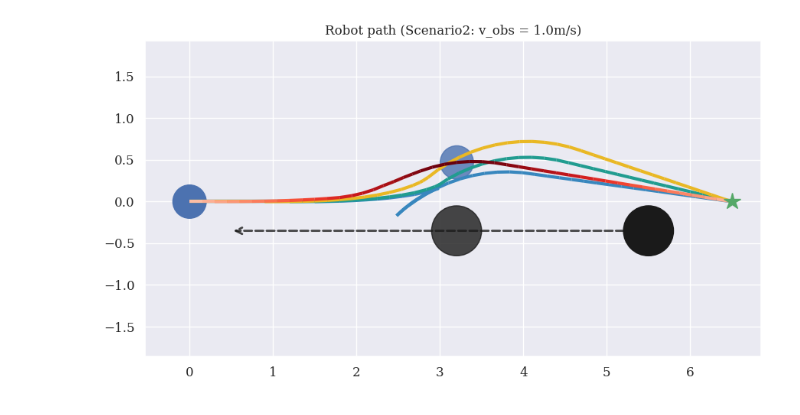
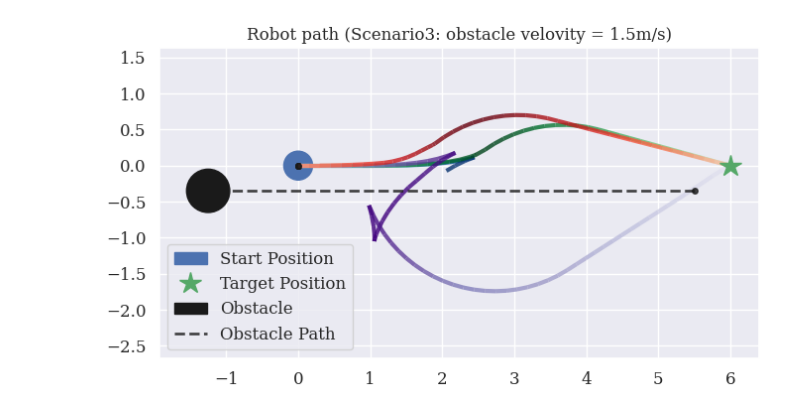
Before and after one commit to janedipan/Demo-Cbf2311, a Jupyter notebook: scripts/plot_for_cbf.ipynb, the cells around one changed output. Saved outputs shown, nothing was run; the diff lists cells and outputs as text; code cells hidden in the pictures.

Commit message:
"chores: 整理results_seaborn文件夹"

```diff
--- a/scripts/plot_for_cbf.ipynb
+++ b/scripts/plot_for_cbf.ipynb
@@ -17,26 +17,29 @@ sys.path.append('/home/pj/jane_ws-github/Demo-Cbf2311/')
 import config
 
 font_properties = FontProperties(family='serif', style='normal', weight='normal', size=12)
+color_list = ['#3887BE','#219C90','#E9B824','#D83F31']
+colors_list = ["Blues_r", "Greens_r", "Purples_r", "Reds_r"]
+controller_list = ["DC", "SCBF", "DCBF", "ACBF"]
+plot_size = (7.0,  4.0)
 
-doc_path = "../results_seaborn/scenario2/"
-outfile_name = "Path_comparisons"
-
-color_list = ['#3887BE','#219C90','#E9B824','#D83F31']
-controller_list = ["DC", "SCBF", "DCBF", "ACBF"]
-plot_size = (9,  5)
-label_sign = False
+# set scenario
+scenario = 3
+doc_path = "../results_seaborn/24-01-22/scenario{}/".format(scenario)
+label_sign = True
+sample_time = 0
+outfile_name = "Path_comparisons{}".format(scenario)
 
 # -----------------------------------------------------------------------------------
 sns.set_theme()
 fig, axs = plt.subplots(figsize=plot_size)
-if label_sign:
-    axs.set_xlabel('X(m)', fontproperties=font_properties)
-    axs.set_ylabel('Y(m)', fontproperties=font_properties)
+# if label_sign:
+# axs.set_xlabel('X(m)', fontproperties=font_properties)
+# axs.set_ylabel('Y(m)', fontproperties=font_properties)
 plt.xticks(fontproperties=font_properties)
 plt.yticks(fontproperties=font_properties)
 axs.set_xlim(-1.0, 7.0)
 axs.set_ylim(-2, 1.2)
-plt.title("Robot path (Scenario2: v_obs = 1.0m/s)", fontproperties=font_properties)
+plt.title("Robot path (Scenario{}: obstacle velovity = {}m/s)".format(scenario, scenario*0.5), fontproperties=font_properties)
 plt.tight_layout()
 axs.axis('equal')
 
@@ -50,28 +53,29 @@ for i in range(len(controller_list)):
     ro_x = data['robot_x'].to_numpy()
     ro_y = data['robot_y'].to_numpy()
     ro_dis = data['distance'].to_numpy()
-
+    if scenario == 3 and i == 0:
+        print('------------------------------')
+        ro_x = ro_x[:21]
+        ro_y = ro_y[:21]
+        ro_dis = ro_dis[:21]
     points = np.array([ro_x, ro_y]).T.reshape(-1,1,2)
     segments = np.concatenate([points[:-1], points[1:]], axis=1)
     norm = plt.Normalize(ro_dis.min(),ro_dis.max()+1)
-    if i < 3:
-        lc = LineCollection(segments, color = color_list[i], linewidth = 3,
-                            label=controller_list[i])
-    else:
-        final_data = data
-        mindix_index = np.argmin(ro_dis)
-        # print(data.keys())
-        # print(mindix_index)
-        lc = LineCollection(segments, cmap='Reds_r', norm=norm, linewidth = 3,
-                            label=controller_list[i])
+    final_data = data
+    mindix_index = np.argmin(ro_dis)
+
+    lc = LineCollection(segments, cmap = colors_list[i], norm=norm, linewidth = 3, alpha=0.8)
     lc.set_array(ro_dis)
     line = axs.add_collection(lc)
 
-# Plot goal
-axs.plot(config.goal[0], config.goal[1], 'g*', markersize=16, label="Goal")
+    end_pos = (ro_x[sample_time], ro_y[sample_time])
+    axs.plot(end_pos[0], end_pos[1], 'k.', markersize=8, alpha=0.9)
 
 # Plot initial position
-axs.add_patch(plt.Circle(config.x0[:2], config.r, color='b', alpha = 1, label="Initial Position"))
+axs.add_patch(plt.Circle(config.x0[:2], config.r, color='b', alpha = 1, label="Start Position"))
+
+# Plot goal
+axs.plot(config.goal[0], config.goal[1], 'g*', markersize=16, label="Target Position")
 
 # Plot moving obstacle trajectory
 if config.moving_obstacles_on is True:
@@ -79,30 +83,32 @@ if config.moving_obstacles_on is True:
                  final_data['obs_y0'].to_numpy()[0])
     end_pos = (final_data['obs_x0'].to_numpy()[-1],
                final_data['obs_y0'].to_numpy()[-1])
-    # plot obstacle path
-    arrow = FancyArrowPatch(start_pos, end_pos, mutation_scale=15, arrowstyle='->',
-                            color='k', linestyle='--', label = "Obstacle Path",
-                            linewidth = 2, alpha=0.8)
-    axs.add_patch(arrow)
+
     # plot obstacle position
-    cir0 = plt.Circle(start_pos, config.moving_obs[0][4], color='k', alpha=1)
+    cir0 = plt.Circle(end_pos, config.moving_obs[0][4], color='k', alpha=1, label = "Obstacle")
     axs.add_patch(cir0)
 
-    end_pos1 = (final_data['obs_x0'].to_numpy()[mindix_index],
-                final_data['obs_y0'].to_numpy()[mindix_index])
-    cir1 = plt.Circle(end_pos1, config.moving_obs[0][4], color='k', alpha=0.8)
-    axs.add_patch(cir1)
+    # plot obstacle path
+    axs.plot(final_data['obs_x0'].to_numpy(),final_data['obs_y0'].to_numpy(), 'k--', alpha=0.8,
+              linewidth=2, label="Obstacle Path")
 
-    end_pos2 = (final_data['robot_x'].to_numpy()[mindix_index],
-                final_data['robot_y'].to_numpy()[mindix_index])
-    cir2 = plt.Circle(end_pos2, config.r, color='b', alpha=0.8)
-    axs.add_patch(cir2)
+
+
+    # when distance is minest, the obstacle's position with MPC-ACBF
+    end_pos = (final_data['obs_x0'].to_numpy()[sample_time],
+                final_data['obs_y0'].to_numpy()[sample_time])
+    axs.plot(end_pos[0], end_pos[1], 'k.', markersize=8, alpha=0.8) # label="Sim_time={:.1f}s".format(sample_time*0.1)
+
+    # when distance is minest, the robot's position with MPC-ACBF
+    # end_pos2 = (final_data['robot_x'].to_numpy()[mindix_index],
+    #             final_data['robot_y'].to_numpy()[mindix_index])
+    # axs.plot(end_pos2[0], end_pos2[1], 'k.', markersize=10)
 
 # Only show unique legends
 if label_sign:
     handles, labels = plt.gca().get_legend_handles_labels()
     by_label = dict(zip(labels, handles))
     plt.legend(by_label.values(), by_label.keys(), loc="lower left", prop=font_properties)
-plt.savefig(doc_path+outfile_name+'.png', dpi=300, bbox_inches='tight')
+# plt.savefig(doc_path+outfile_name+'.png', dpi=300, bbox_inches='tight')
 plt.show()
 # %% [output]
@@ -109 +116 @@ plt.show()
-[figure, old version]
+[figure, new version]
```
Also changed, not shown: parts of 4 cells of this notebook, 31 other files.
